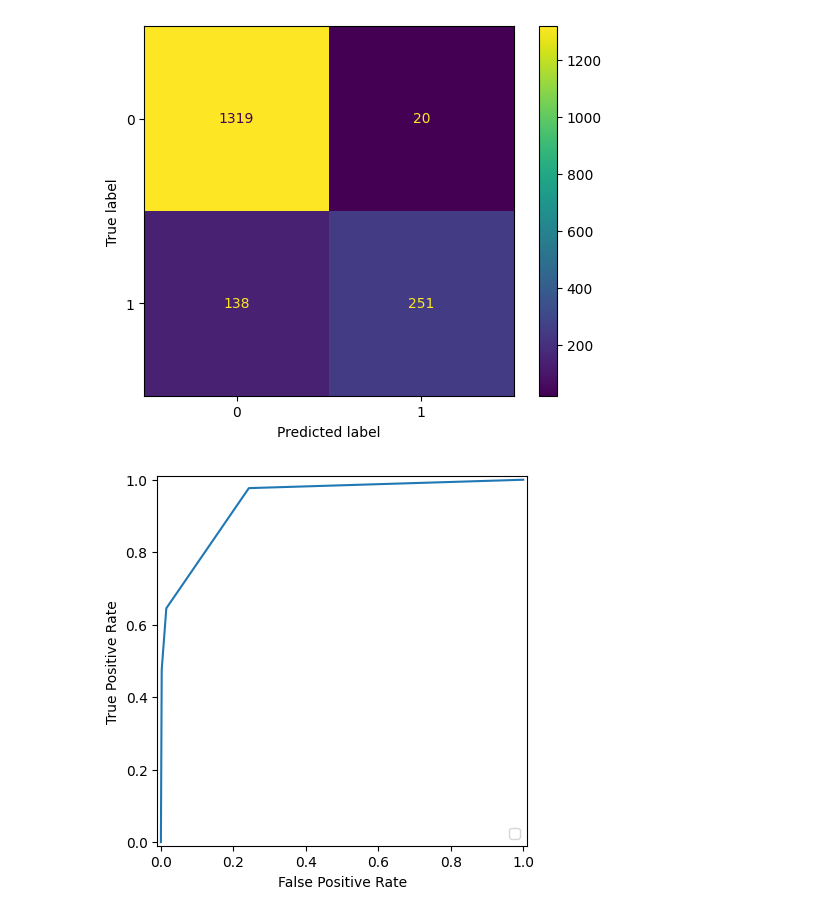
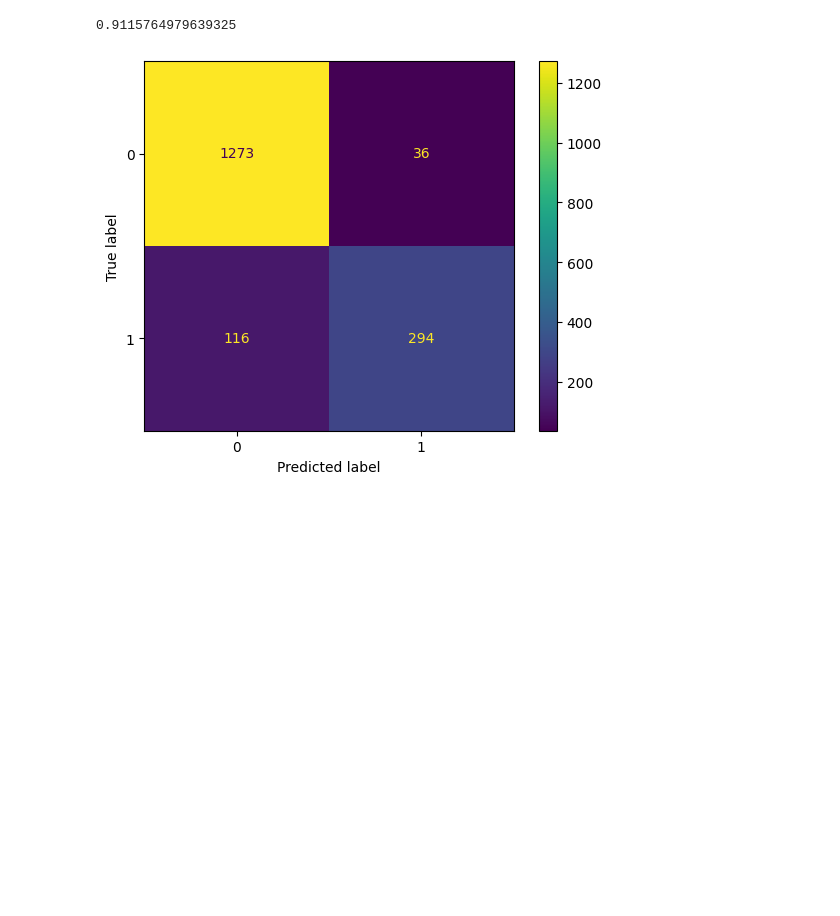
Before and after one commit to Wkuzmicz00/naive-bayes-classifier, a Jupyter notebook: notebooks/k-nearest-neighbours.ipynb, the cells around one changed output. Drawn from its saved outputs; the diff is of its cells as text; code cells hidden in the pictures; blank space fills up the shorter version.

Commit message:
updated tests

```diff
--- a/notebooks/k-nearest-neighbours.ipynb
+++ b/notebooks/k-nearest-neighbours.ipynb
@@ -5,26 +5,29 @@ import matplotlib.pyplot as plt
 
 from sklearn.model_selection import train_test_split
 from sklearn.neighbors import KNeighborsClassifier
-from sklearn.metrics import ConfusionMatrixDisplay, confusion_matrix, RocCurveDisplay, roc_curve
+from sklearn.metrics import ConfusionMatrixDisplay, accuracy_score
 
-with open('X.pkl', 'rb') as file:
+
+with open('../data/X.pkl', 'rb') as file:
     X = pickle.load(file)
 
-with open('Y.pkl', 'rb') as file:
+with open('../data/Y.pkl', 'rb') as file:
     y = pickle.load(file)
 
-X_train, X_test = X[:4000], X[4000:]
-y_train, y_test = y[:4000], y[4000:]
+train_length = int((7 * X.shape[0])/10)
+
+X_train, X_test = X[:train_length], X[train_length:]
+y_train, y_test = y[:train_length], y[train_length:]
 # %%
 from sklearn.model_selection import GridSearchCV
 
-
+classificator = KNeighborsClassifier()
 n_list = list(range(1, 10))
 
 param_grid = {'n_neighbors': n_list, 'p': [1, 2]}
 #minkowski metrics for p 1 metric = manhattan, for p 2  metric = euclidan
 
-grid_search = GridSearchCV(classificator, param_grid, cv=5, scoring='accuracy', return_train_score=True)
+grid_search = GridSearchCV(KNeighborsClassifier(), param_grid, cv=5, scoring='accuracy', return_train_score=True)
 
 grid_search.fit(X_train, y_train)
 # %% [output]
@@ -57,15 +53,12 @@ pd.DataFrame(grid_search.cv_results_).head(20)
 # %%
-classificator = KNeighborsClassifier(n_neighbors = 3, p=2)
+classificator = KNeighborsClassifier(n_neighbors = grid_search.best_params_['n_neighbors'], p=grid_search.best_params_['p'])
 classificator.fit(X_train, y_train)
 
 predict = classificator.predict(X_test.toarray())
 
 cm = confusion_matrix(y_test, predict)
 cm_display = ConfusionMatrixDisplay(cm).plot()
-
-y_prob = classificator.predict_proba(X_test)[:, 1]
-fpr, tpr, _ = roc_curve(y_test, y_prob)
-roc_display = RocCurveDisplay(fpr=fpr, tpr=tpr).plot()
+accuracy_score(y_test, predict)
 # %% [output]
+0.9115764979639325
-[figure, old version]
+[figure, new version]
-[figure, removed]
```
Also changed, not shown: parts of 2 cells of this notebook, 8 other files.
